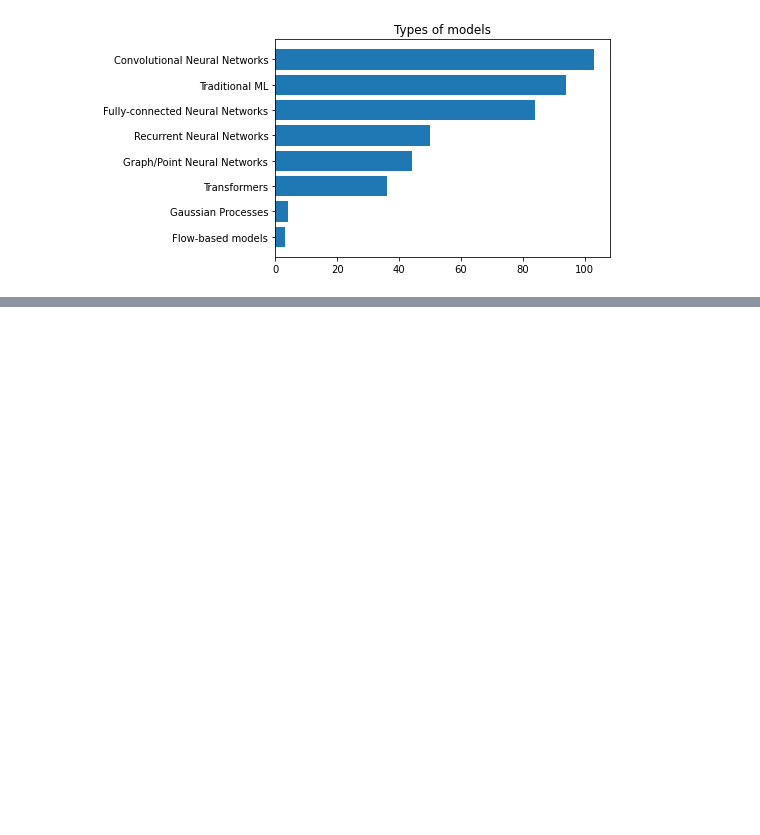
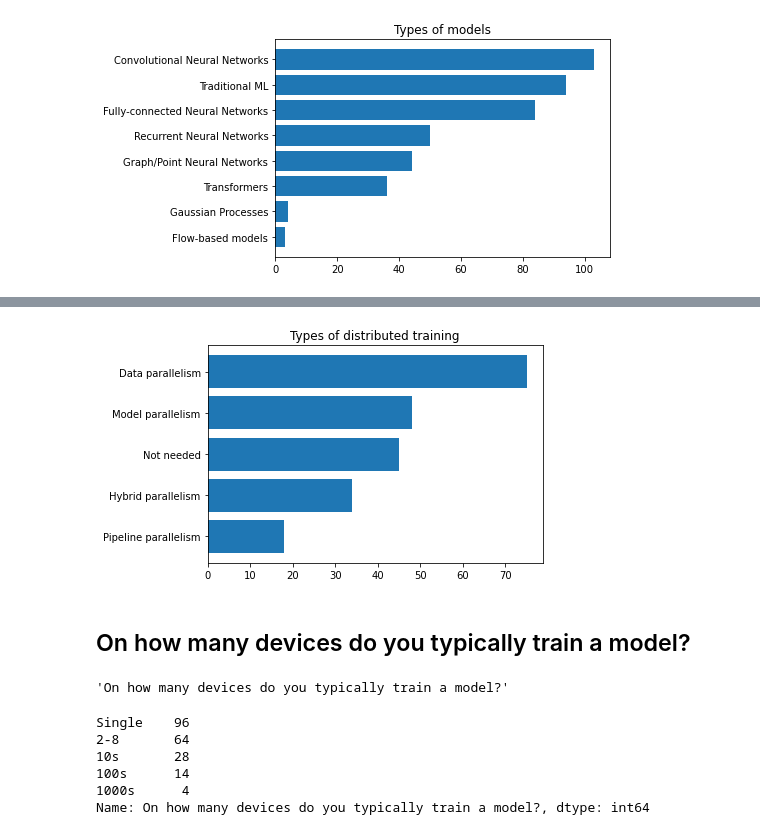
Before and after one commit to sparticlesteve/nersc-ml-survey, a Jupyter notebook: survey_analysis.ipynb, the cells around one changed output, grey strips where cells are left out. Saved outputs shown, nothing was run; the diff lists cells and outputs as text; code cells hidden in the pictures; blank space fills up the shorter version.

```diff
--- a/survey_analysis.ipynb
+++ b/survey_analysis.ipynb
@@ -221,0 +304,3 @@ ax.set_title('Types of models');
+# %%
+responses = data.iloc[:,25]
+responses
@@ -221,0 +320,12 @@ ax.set_title('Types of models');
+# %%
+distmodes = split_multi_response(responses)
+
+distmodes = distmodes.str.replace(
+    'Hybrid parallelism (combination of the above)',
+    'Hybrid parallelism', regex=False)
+distmodes = distmodes.str.replace(
+    "I don't need distributed training (single node or device is sufficient)",
+    "Not needed", regex=False)
+# %%
+dist_counts = distmodes.value_counts(ascending=True)
+dist_counts
@@ -221,0 +349,29 @@ ax.set_title('Types of models');
+# %%
+# Filter rare responses
+dist_counts = dist_counts[dist_counts > 1]
+
+# Make the plot
+fig, ax = plt.subplots()
+
+ax.barh(dist_counts.index, dist_counts)
+ax.set_title('Types of distributed training');
+# %% [output]
+[figure, added]
+# %% [markdown]
+## On how many devices do you typically train a model?
+# %%
+data.columns[27]
+# %% [output]
+'On how many devices do you typically train a model?'
+# %%
+responses = data.iloc[:,27]
+trainscale = split_multi_response(responses)
+trainscale_counts = trainscale.value_counts(ascending=False)
+trainscale_counts
+# %% [output]
+Single    96
+2-8       64
+10s       28
+100s      14
+1000s      4
+Name: On how many devices do you typically train a model?, dtype: int64
```
Also changed, not shown: parts of 30 cells of this notebook.
